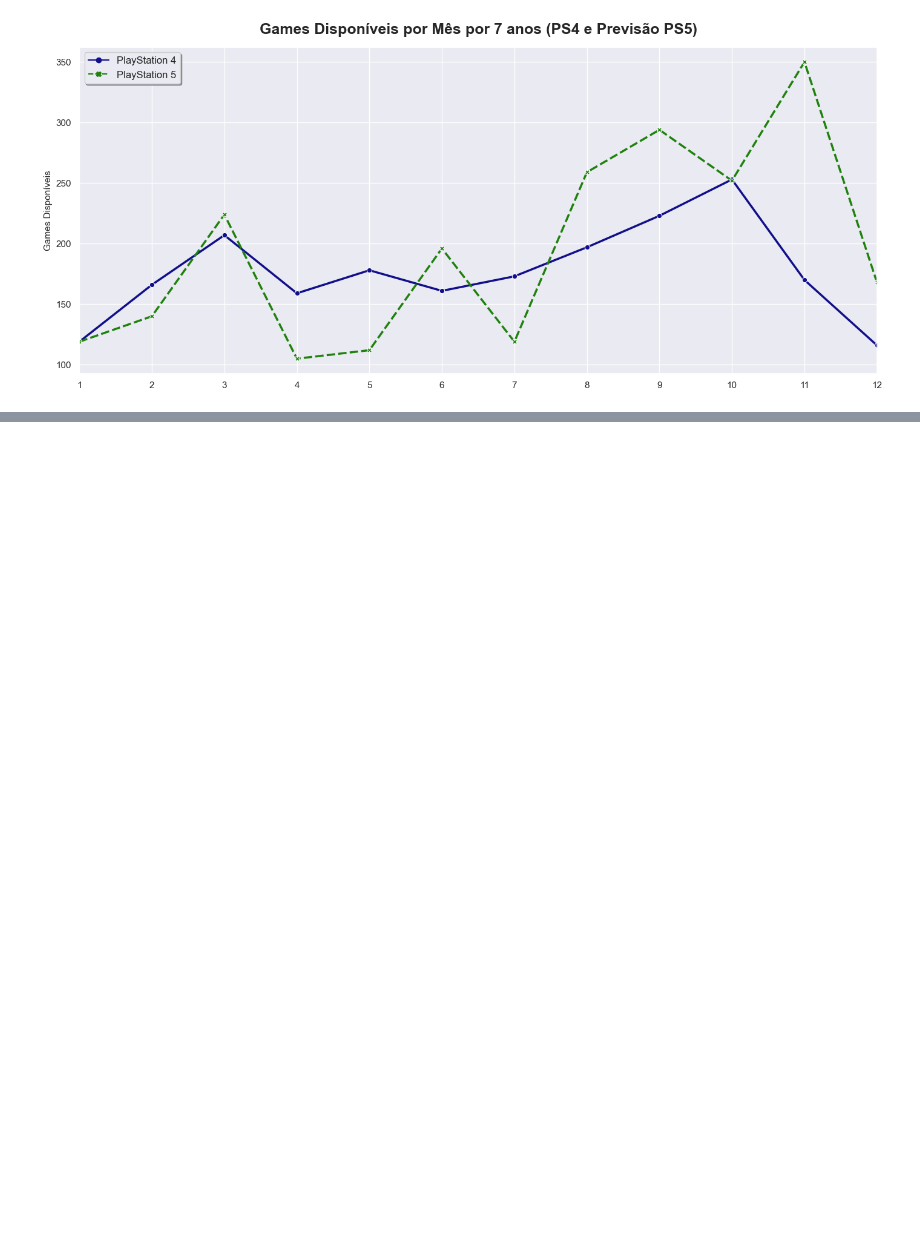
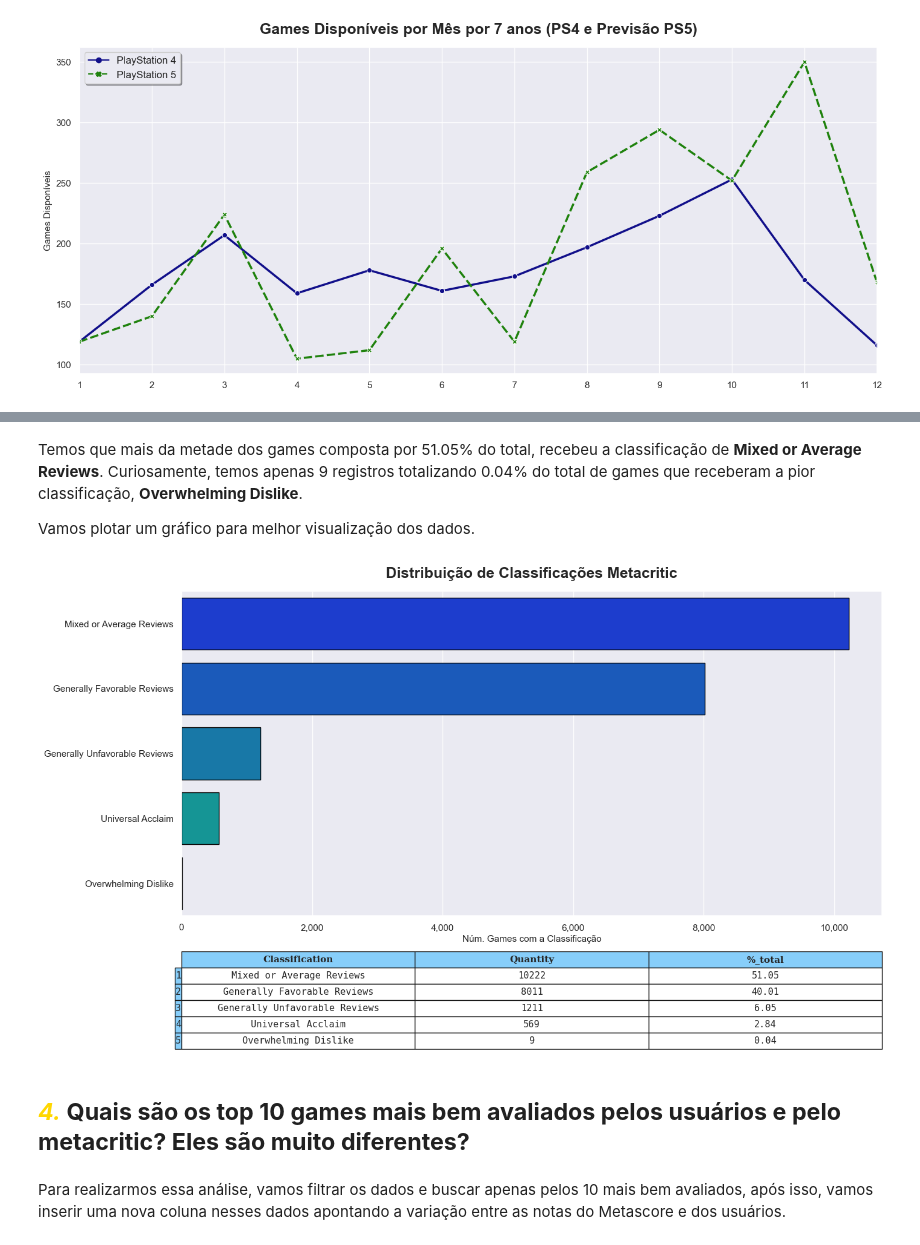
Before and after one commit to JoSEPHDev2022/Metacritc_Scores_Video_Games, a Jupyter notebook: analise_descritiva.ipynb, the cells around one changed output, grey strips where cells are left out. Drawn from its saved outputs; the diff is of its cells as text; code cells hidden in the pictures; blank space fills up the shorter version.

Commit message:
Continuando análises (4 e 5)

```diff
--- a/analise_descritiva.ipynb
+++ b/analise_descritiva.ipynb
@@ -1117,0 +1123,12 @@ plt.show()
+# %%
+# Contando ocorrências de cada classificação:
+classification_count = (data_clean
+                        .groupby('Classification')[['Classification']]
+                        .count()
+                        .unstack()
+                        .reset_index()
+                        .drop('level_0', axis=1)
+                        .rename(columns={0:'Quantity'})
+                        .sort_values(by='Quantity', ascending=False))
+
+classification_count
@@ -1117,0 +1142,8 @@ plt.show()
+# %%
+# Inserindo porcentagem do total:
+classification_count['%_total'] = round((classification_count['Quantity']/data_clean.shape[0]) * 100, 2)
+
+(classification_count
+ .style
+ .hide_index()
+ .format({'%_total': '{:.2f}%'}))
@@ -1117,0 +1157,56 @@ plt.show()
+# %% [markdown]
+Temos que mais da metade dos games composta por 51.05% do total, recebeu a classificação de **Mixed or Average Reviews**. Curiosamente, temos apenas 9 registros totalizando 0.04% do total de games que receberam a pior classificação, **Overwhelming Dislike**.
+
+Vamos plotar um gráfico para melhor visualização dos dados.
+# %%
+# Definindo parâmetros de tamanho:
+fig, ax = plt.subplots(figsize=(15, 7))
+
+# Criando o barplot:
+sns.barplot(data=classification_count,
+            x='Quantity',
+            y='Classification',
+            edgecolor='black',
+            palette='winter')
+
+# Definindo título e ajustando labels nos eixos X e Y:
+plt.title('Distribuição de Classificações Metacritic',
+           fontdict={'size': 18, 'weight': 'bold'}, pad=16)
+
+plt.xlabel('Núm. Games com a Classificação',
+           fontdict={'size': 11}, labelpad=3)
+
+plt.ylabel('')
+
+# Formatando valores do eixo X para ter uma vírgula:
+ax.get_xaxis().set_major_formatter(
+    plt.FuncFormatter(lambda number, char: format(int(number), ','))
+    )
+
+# Adicionando tabela com conteúdos
+row_color = np.full(len(classification_count.index), 'lightskyblue')
+col_color = np.full(len(classification_count.columns), 'lightskyblue')
+row_index = np.arange(1,6)
+
+data_table = plt.table(cellText=classification_count.values,
+                       cellLoc='center',
+                       rowLabels=row_index,
+                       rowColours=row_color,
+                       colLabels=classification_count.columns,
+                       colColours=col_color,
+                       bbox=[0, -0.41, 1, 0.3])
+
+# Alterando propriedades dos elementos textuais da tabela:
+for (row, col), cell in data_table.get_celld().items():
+    if row == 0:
+        cell.set_text_props(fontproperties=FontProperties(weight='bold', size=15, family='serif'))
+    else:
+        cell.set_text_props(fontproperties=FontProperties(size=11, family='monospace'))
+
+plt.show()
+# %% [output]
+[figure, added]
+# %% [markdown]
+## <font color='gold'>**_4._**</font> **Quais são os top 10 games mais bem avaliados pelos usuários e pelo metacritic? Eles são muito diferentes?**
+# %% [markdown]
+Para realizarmos essa análise, vamos filtrar os dados e buscar apenas pelos 10 mais bem avaliados, após isso, vamos inserir uma nova coluna nesses dados apontando a variação entre as notas do Metascore e dos usuários.
```
Also changed, not shown: parts of 27 cells of this notebook.
